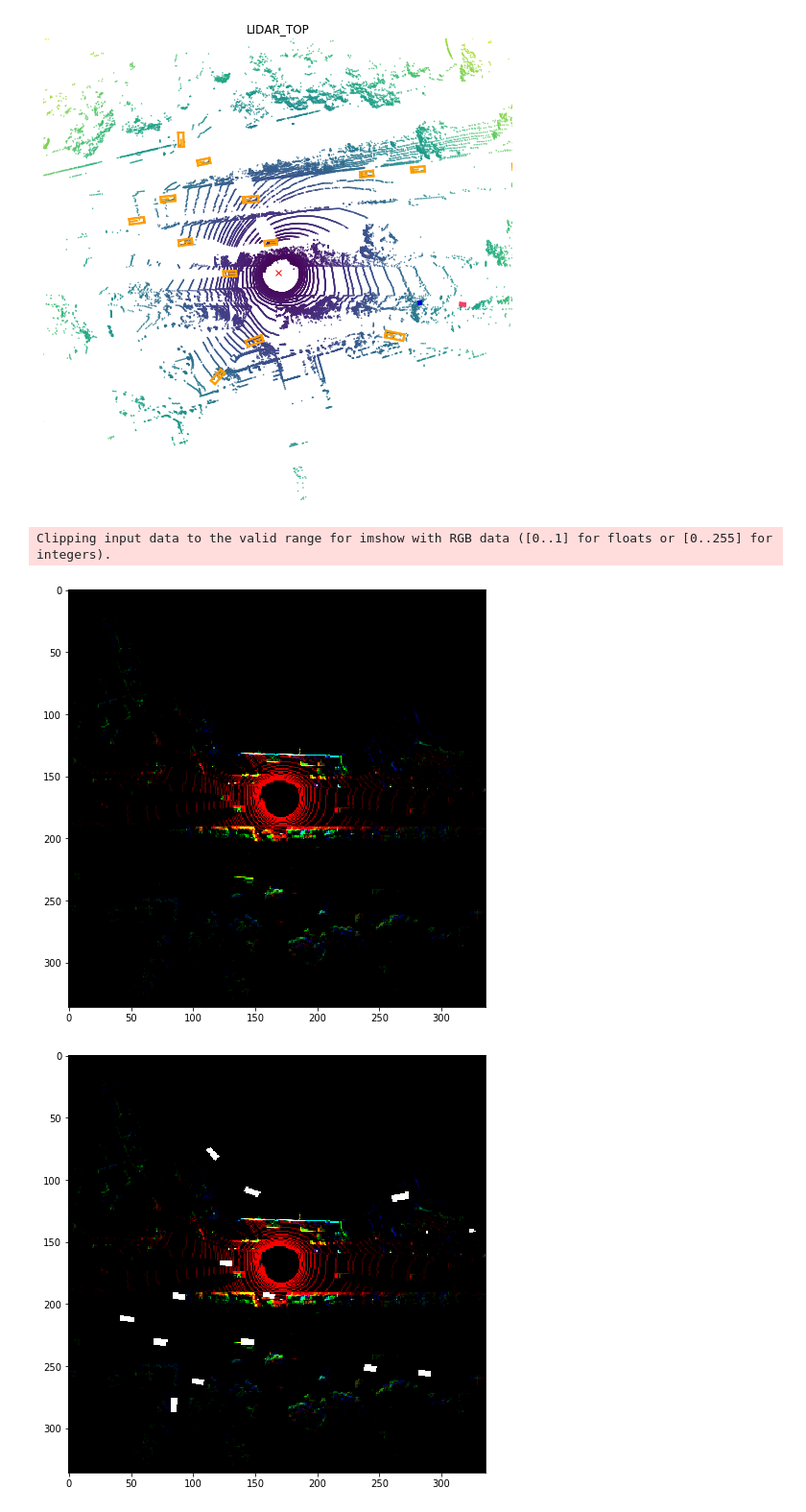
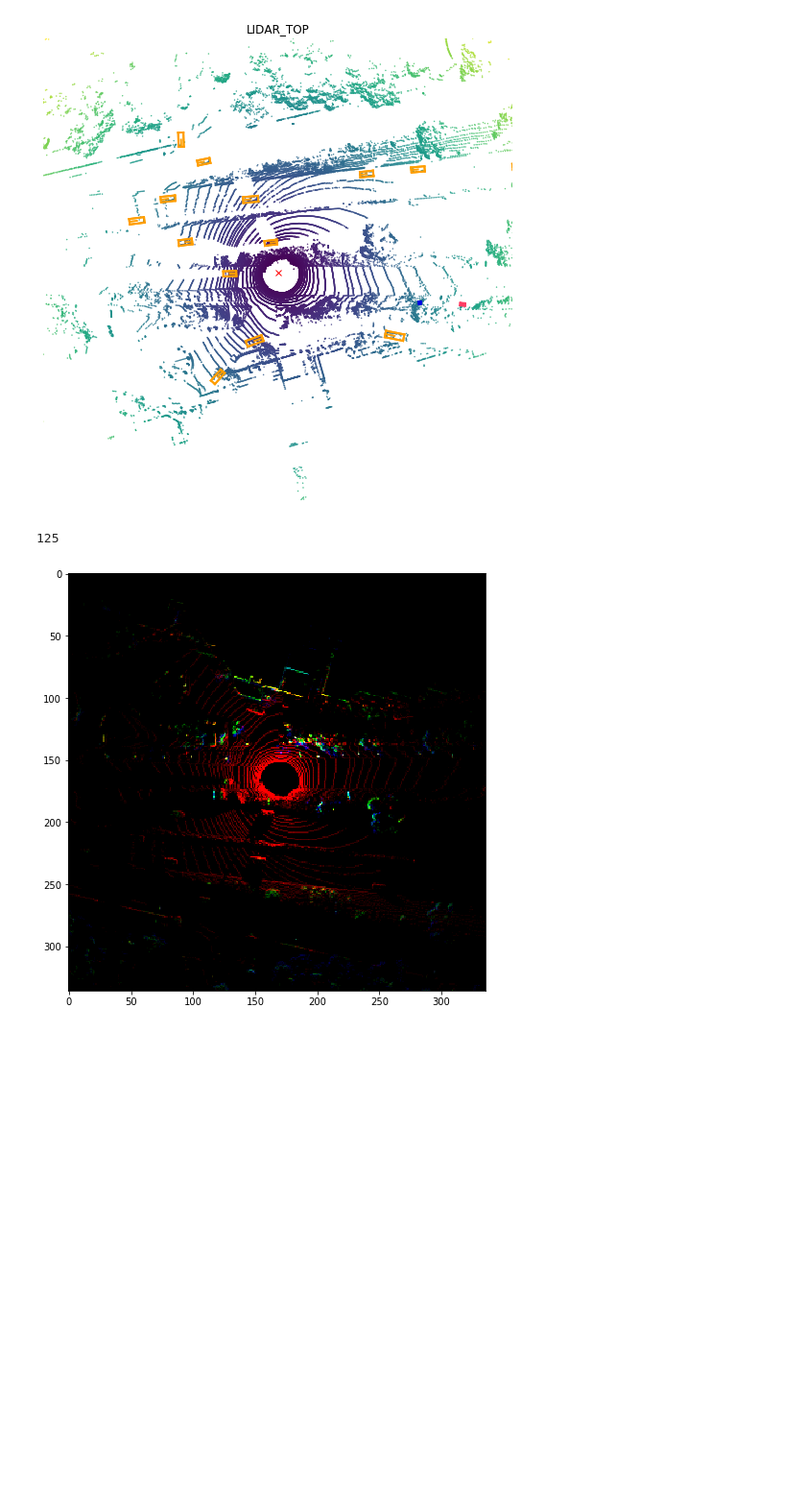
Before and after one commit to rossivalen/Thesis_AutonomousDriving, a Jupyter notebook: train_modelbev.ipynb, the cells around one changed output. Shown at 96% size. Saved outputs shown, nothing was run; the diff lists cells and outputs as text; code cells hidden in the pictures; blank space fills up the shorter version.

Commit message:
last commit

```diff
--- a/train_modelbev.ipynb
+++ b/train_modelbev.ipynb
@@ -212,5 +214,5 @@ label: nan, score: nan, xyz: [2770.57, 617.90, -18.93], wlh: [1.80, 4.41, 1.55],
 # %%
-bev = bev_helper.create_voxel_pointcloud(lidar[0], bev_shape, voxel_size=voxel_size, z_offset=z_offset)
+bev = bev_helper.create_voxel_pointcloud(lidar[124], bev_shape, voxel_size=voxel_size, z_offset=z_offset)
 
 # So that the values in the voxels range from 0,1 we set a maximum intensity.
 bev = bev_helper.normalize_voxel_intensities(bev)
@@ -226,29 +228,53 @@ visualize_lidar_of_sample(my_last_sample_token)
 # %%
 plt.figure(figsize=(16,8))
 plt.imshow(bev)
 # Some hyperparameters we'll need to define for the system
 voxel_size = (0.4, 0.4, 1.5)
 z_offset = -2.0
 bev_shape = (336, 336, 3)
 
 # We scale down each box so they are more separated when projected into our coarse voxel space.
 box_scale = 0.8
+my_first_sample_token = my_scene["first_sample_token"]
+my_sample_token=my_first_sample_token
+sample = level5data.get("sample", my_last_sample_token)
 
-sample = level5data.get("sample", my_last_sample_token)
-sample_lidar_token = sample["data"]["LIDAR_TOP"]
-lidar_data = level5data.get("sample_data", sample_lidar_token)
-lidar_filepath = level5data.get_sample_data_path(sample_lidar_token)
-ego_pose = level5data.get("ego_pose", lidar_data["ego_pose_token"])
-boxes = level5data.get_boxes(sample_lidar_token)
-#print(boxes)
-bev_helper.move_boxes_to_car_space(boxes, ego_pose)
-bev_helper.scale_boxes(boxes, 0.8)
-bev_helper.draw_boxes(bev, voxel_size, boxes, classes, z_offset=z_offset)
+b_boxes=[]
+class_list=[]
+token_list=[]
+while my_sample_token!=my_last_sample_token:
+    c_list=[]
+    gt_corners=[]
+    clss=[]
+    corners_voxel_list=[]
+    sample = level5data.get("sample", my_sample_token)
+    sample_lidar_token = sample["data"]["LIDAR_TOP"]
+    lidar_data = level5data.get("sample_data", sample_lidar_token)
+    lidar_filepath = level5data.get_sample_data_path(sample_lidar_token)
+    ego_pose = level5data.get("ego_pose", lidar_data["ego_pose_token"])
+    boxes = level5data.get_boxes(sample_lidar_token)
+    bev_helper.move_boxes_to_car_space(boxes, ego_pose)
+    bev_helper.scale_boxes(boxes, 0.8)
 
-plt.figure(figsize=(8,8))
-plt.imshow(bev, cmap='Set2')
-plt.show()
+    for box in boxes:
+        corners = box.bottom_corners()
+        corners_voxel = bev_helper.car_to_voxel_coords(corners, [336,336,3], voxel_size, z_offset).transpose(1,0)
+        corners_voxel = corners_voxel[:,:2] # Drop z coord
+        corners_voxel_list.append(corners_voxel)
+        clss.append(box.name)
+
+    for l in corners_voxel_list:
+        flat_list = [item for sublist in l for item in sublist]
+        c_list.append(flat_list)
+
+    for i in c_list:
+        bottom_c=[min(i[0],i[2],i[4],i[6]), min(i[1], i[3], i[5], i[7]), max(i[0],i[2],i[4],i[6]), max(i[1], i[3], i[5], i[7])]
+        gt_corners.append(bottom_c)
+    b_boxes.append(gt_corners)
+    class_list.append(clss)
+    token_list.append(my_sample_token)
+    my_sample_token = dataset.get("sample", my_sample_token)["next"]
+print(len(token_list))
 # %% [output]
-Clipping input data to the valid range for imshow with RGB data ([0..1] for floats or [0..255] for integers).
+125
-[figure, old version]
+[figure, new version]
-[figure, removed]
```
Also changed, not shown: parts of 17 cells of this notebook.
